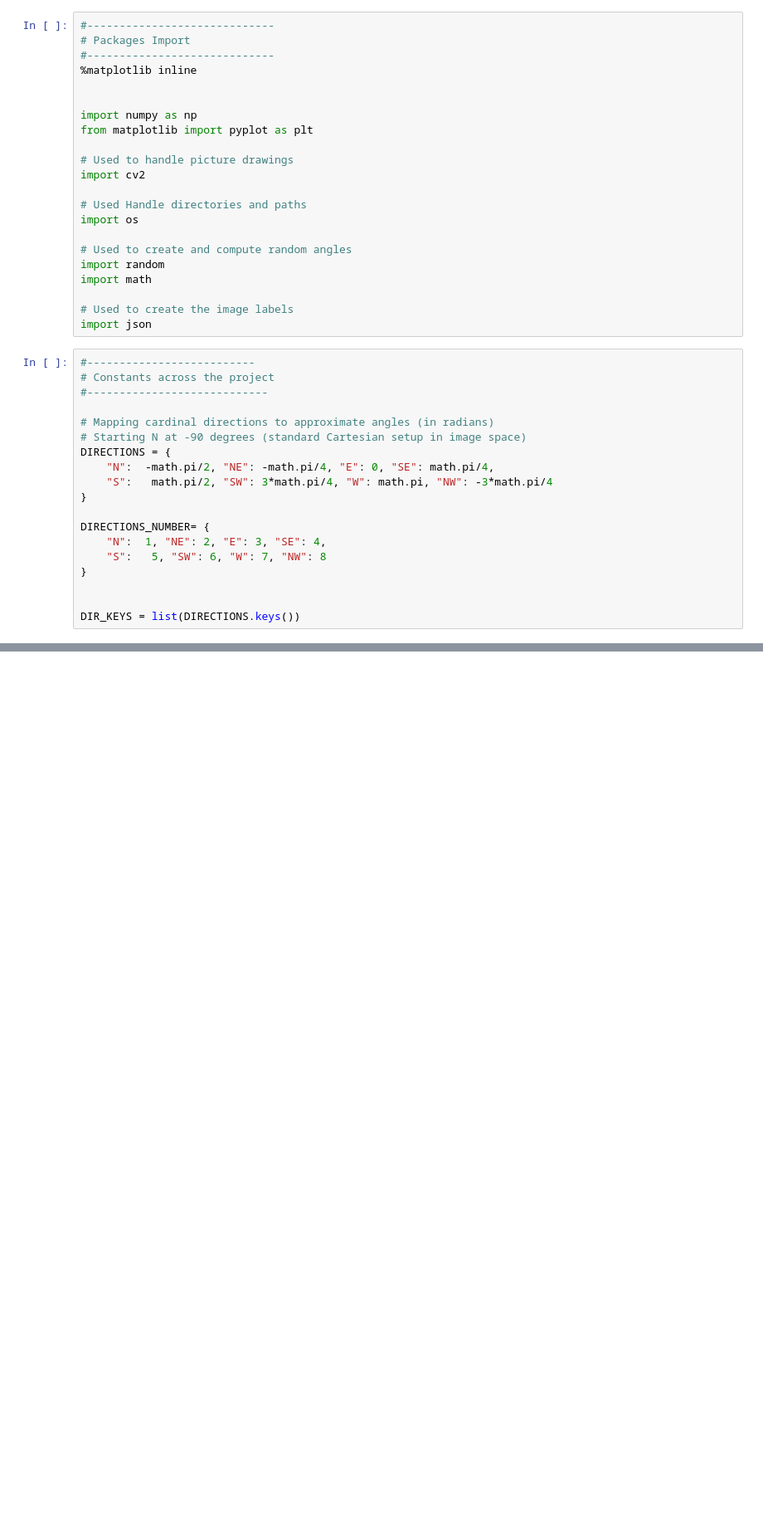
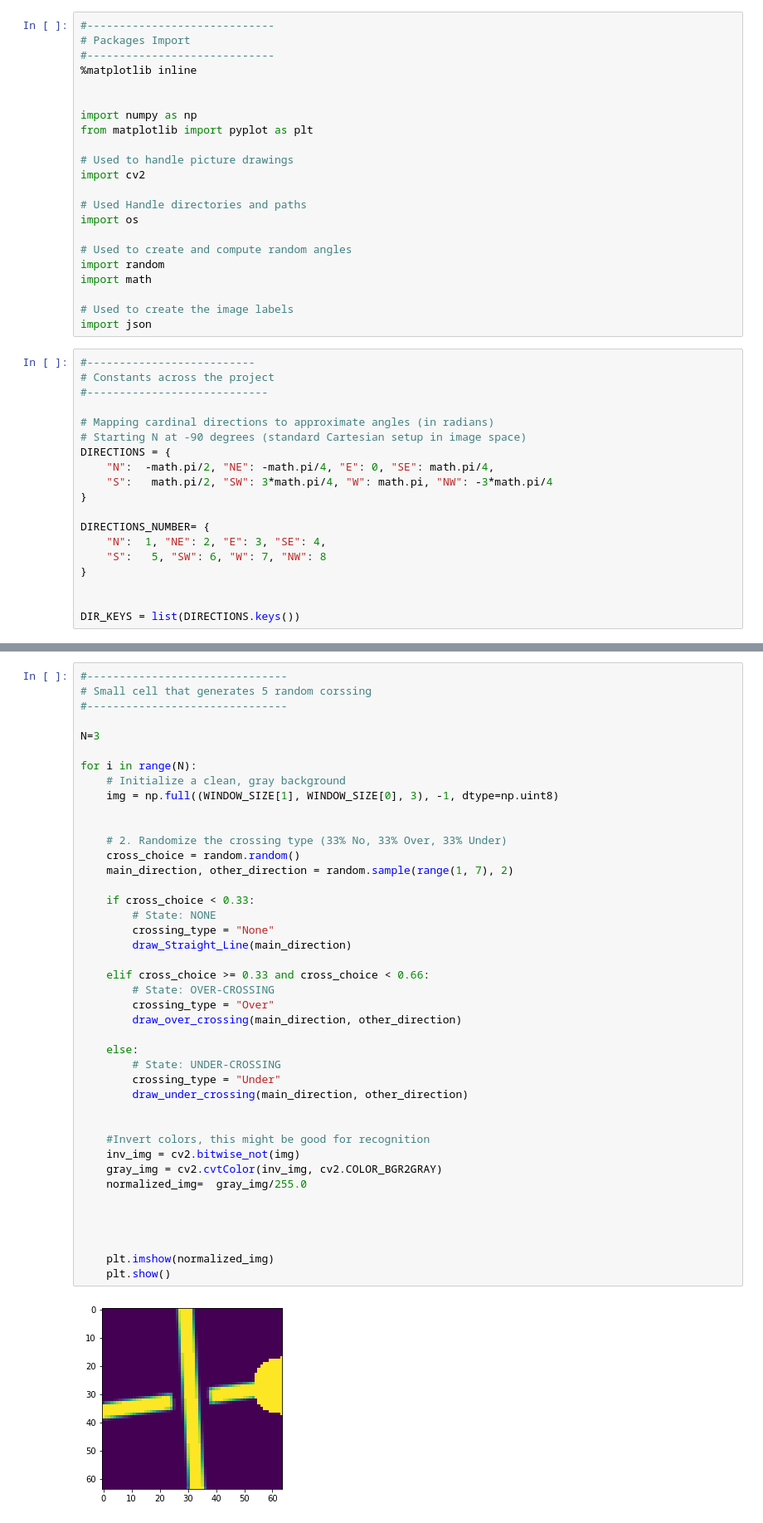
Before and after one commit to DanielBermudez00/Knot-Images-to-regina-code, a Jupyter notebook: scripts/Training_Data_Creator.ipynb, the cells around one changed output, grey strips where cells are left out. Shown at 83% size. Saved outputs shown, nothing was run; the diff lists cells and outputs as text; blank space fills up the shorter version.

```diff
--- a/scripts/Training_Data_Creator.ipynb
+++ b/scripts/Training_Data_Creator.ipynb
@@ -241,0 +478,44 @@ straigt, it would be nice to add a functionality of the code that randimly twist
+# %%
+#-------------------------------
+# Small cell that generates 5 random corssing
+#-------------------------------
+
+N=3
+
+for i in range(N):
+    # Initialize a clean, gray background
+    img = np.full((WINDOW_SIZE[1], WINDOW_SIZE[0], 3), -1, dtype=np.uint8)
+
+
+    # 2. Randomize the crossing type (33% No, 33% Over, 33% Under)
+    cross_choice = random.random()
+    main_direction, other_direction = random.sample(range(1, 7), 2)
+
+    if cross_choice < 0.33:
+        # State: NONE
+        crossing_type = "None"
+        draw_Straight_Line(main_direction)
+
+    elif cross_choice >= 0.33 and cross_choice < 0.66:
+        # State: OVER-CROSSING
+        crossing_type = "Over"
+        draw_over_crossing(main_direction, other_direction)
+
+    else:
+        # State: UNDER-CROSSING
+        crossing_type = "Under"
+        draw_under_crossing(main_direction, other_direction)
+
+
+    #Invert colors, this might be good for recognition
+    inv_img = cv2.bitwise_not(img)
+    gray_img = cv2.cvtColor(inv_img, cv2.COLOR_BGR2GRAY)
+    normalized_img=  gray_img/255.0
+
+
+
+
+    plt.imshow(normalized_img)
+    plt.show()
+# %% [output]
+[figure, added]
```
Also changed, not shown: parts of 15 cells of this notebook, 1 other file.
